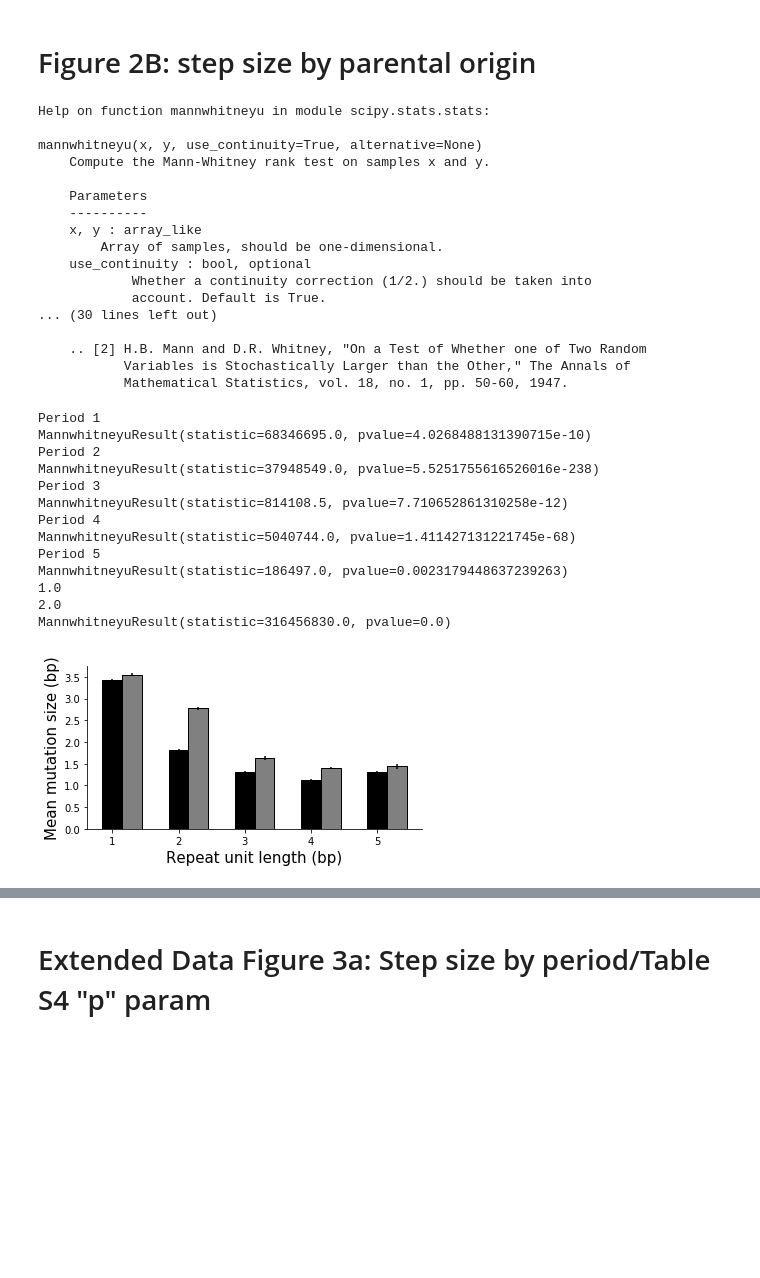
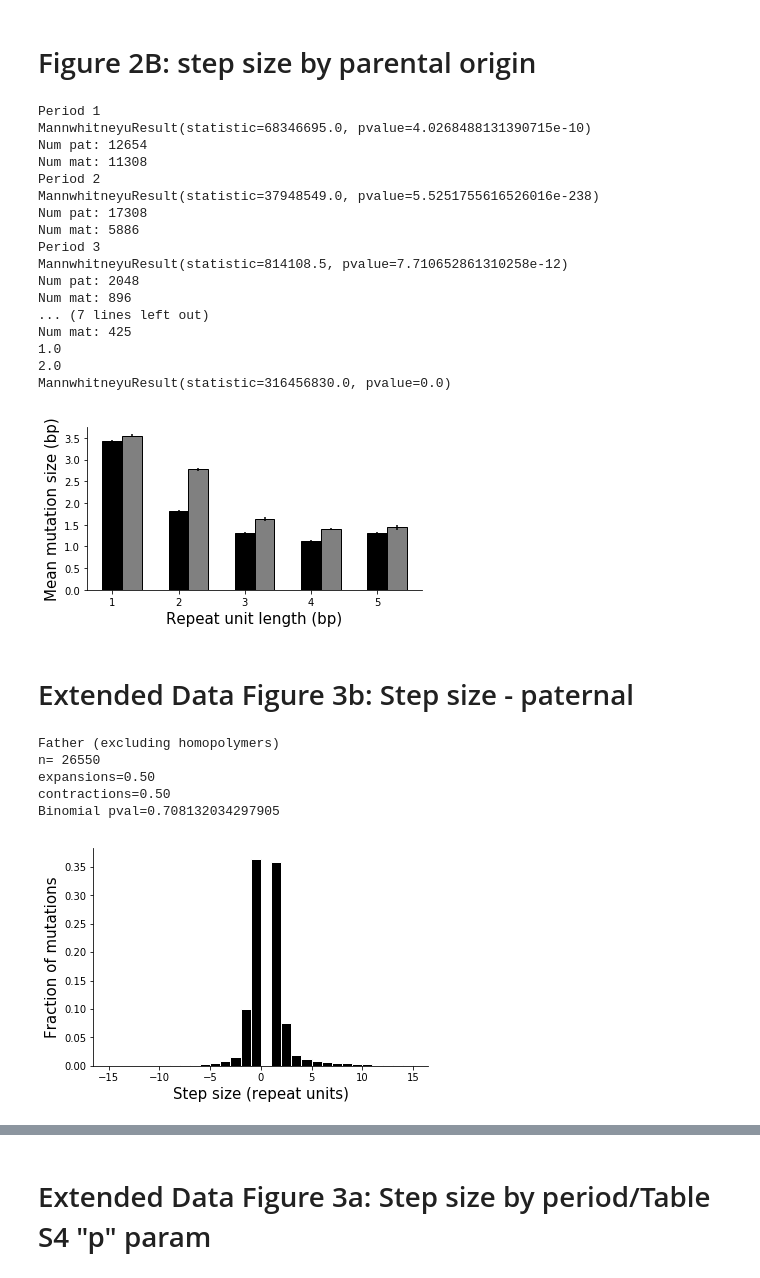
Before and after one commit to gymreklab/ssc-denovos-paper, a Jupyter notebook: figure-notebooks-v2/Mitra_etal_Figure2_StepSizes_v2.ipynb, the cells around one changed output, grey strips where cells are left out. Drawn from its saved outputs; the diff is of its cells as text; code cells hidden in the pictures; blank space fills up the shorter version.

```diff
--- a/figure-notebooks-v2/Mitra_etal_Figure2_StepSizes_v2.ipynb
+++ b/figure-notebooks-v2/Mitra_etal_Figure2_StepSizes_v2.ipynb
@@ -100,0 +87,13 @@ bins = bins=np.arange(-1*NUMSTEPS,NUMSTEPS+1,1)
+# %%
+NUMSTEPS = 15 # show mutations +/- this number
+bins = bins=np.arange(-1*NUMSTEPS,NUMSTEPS+1,1)
+
+def BinomTest(data):
+    #### Binom Test
+    #the number of successes = number of expansions
+    nexp = np.sum(data["mutsize"]>0)
+    n = data.shape[0]
+    print("n=",n)
+    print("expansions=%1.2f"%(nexp/n))
+    print("contractions=%1.2f"%(1-(nexp/n)))
+    print("Binomial pval=%s"%scipy.stats.binom_test(nexp, n=n, p=0.5, alternative='two-sided'))
@@ -120,26 +134,6 @@ fig.savefig(os.path.join(OUTDIR, "Figure2_StepSize-All.pdf"))
 [figure]
 # %% [markdown]
 # Figure 2B: step size by parental origin
-# %%
-help(scipy.stats.mannwhitneyu)
-# %% [output]
-Help on function mannwhitneyu in module scipy.stats.stats:
-
-mannwhitneyu(x, y, use_continuity=True, alternative=None)
-    Compute the Mann-Whitney rank test on samples x and y.
-
-    Parameters
-    ----------
-    x, y : array_like
-        Array of samples, should be one-dimensional.
-    use_continuity : bool, optional
-            Whether a continuity correction (1/2.) should be taken into
-            account. Default is True.
-... (30 lines left out)
-
-    .. [2] H.B. Mann and D.R. Whitney, "On a Test of Whether one of Two Random
-           Variables is Stochastically Larger than the Other," The Annals of
-           Mathematical Statistics, vol. 18, no. 1, pp. 50-60, 1947.
 # %%
 # Redo based on POO
 periods = range(1, 6)
@@ -167,6 +161,8 @@ for period in periods:
     print("Period %s"%period)
     try:
         print(scipy.stats.mannwhitneyu(xdata1, xdata2, alternative="less"))
+        print("Num pat: %s"%len(xdata1))
+        print("Num mat: %s"%len(xdata2))
     except: pass
 
 # overall
@@ -198,15 +194,51 @@ fig.savefig(os.path.join(OUTDIR, "Figure2_POOSizeBias.pdf"))
 # %% [output]
 Period 1
 MannwhitneyuResult(statistic=68346695.0, pvalue=4.0268488131390715e-10)
+Num pat: 12654
+Num mat: 11308
 Period 2
 MannwhitneyuResult(statistic=37948549.0, pvalue=5.5251755616526016e-238)
+Num pat: 17308
+Num mat: 5886
 Period 3
 MannwhitneyuResult(statistic=814108.5, pvalue=7.710652861310258e-12)
-Period 4
-MannwhitneyuResult(statistic=5040744.0, pvalue=1.411427131221745e-68)
-Period 5
-MannwhitneyuResult(statistic=186497.0, pvalue=0.0023179448637239263)
+Num pat: 2048
+Num mat: 896
+... (7 lines left out)
+Num mat: 425
 1.0
 2.0
 MannwhitneyuResult(statistic=316456830.0, pvalue=0.0)
 [figure]
+# %% [markdown]
+# Extended Data Figure 3b: Step size - paternal
+# %%
+#### FATHER
+print("Father (excluding homopolymers)")
+fig = plt.figure()
+ax = fig.add_subplot(111)
+
+plotdata = adata[(adata.chrom!="X") & (adata["period"]>1) & (adata["poocase"]==2)].copy()
+ax.hist(plotdata["mutsize"], color="black", edgecolor="white", bins=bins,
+       weights=np.zeros_like(plotdata["mutsize"]) + 1. / plotdata["mutsize"].size);
+
+ax.set_xlabel("Step size (repeat units)", size=15)
+ax.set_ylabel("Fraction of mutations", size=15)
+
+# Hide the right and top spines
+ax.spines['right'].set_visible(False)
+ax.spines['top'].set_visible(False)
+ax.yaxis.set_ticks_position('left')
+ax.xaxis.set_ticks_position('bottom');
+
+fig.savefig(os.path.join(OUTDIR, "SuppFig_StepSize-FATHER.pdf"))
+
+#### Binom Test
+BinomTest(plotdata)
+# %% [output]
+Father (excluding homopolymers)
+n= 26550
+expansions=0.50
+contractions=0.50
+Binomial pval=0.708132034297905
+[figure, added]
```
Also changed, not shown: parts of 8 cells of this notebook, 2 other files.
